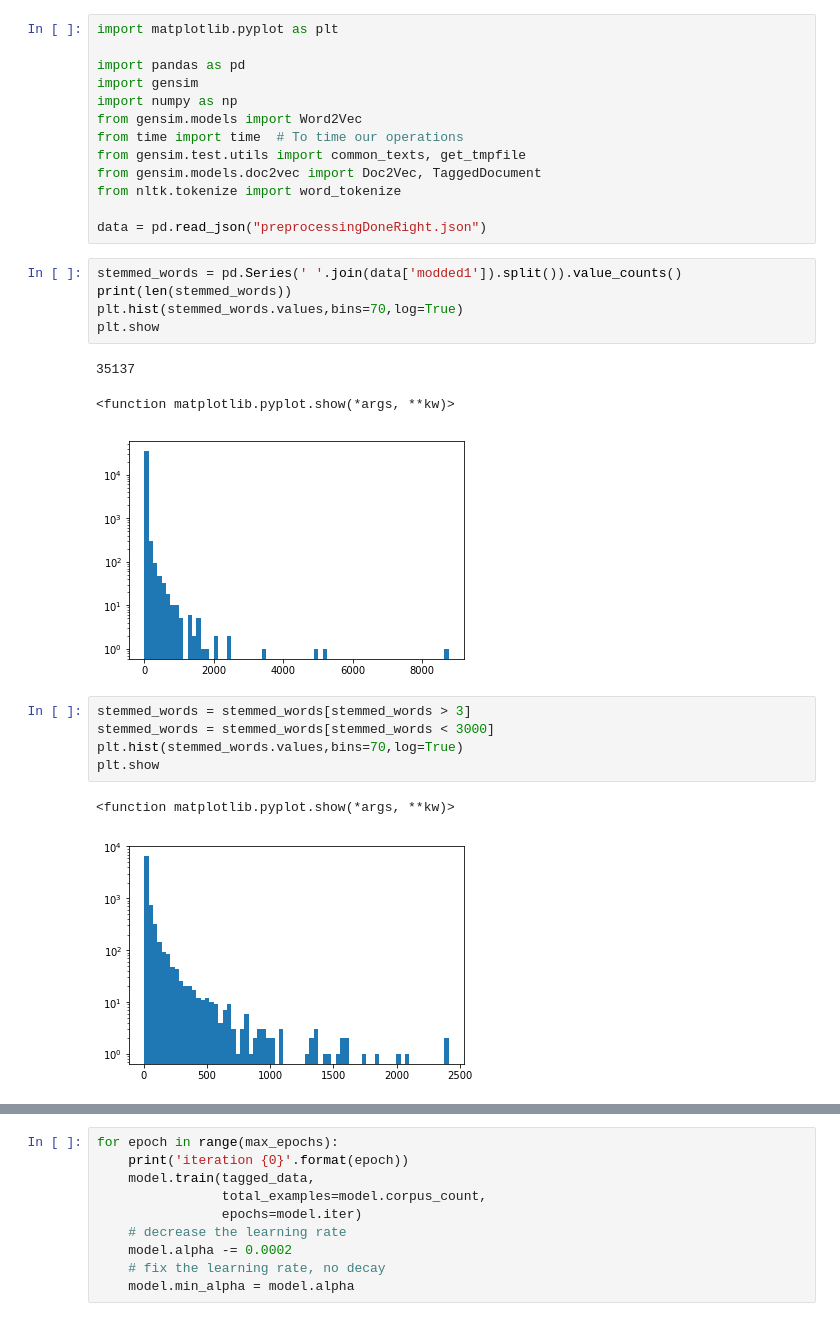
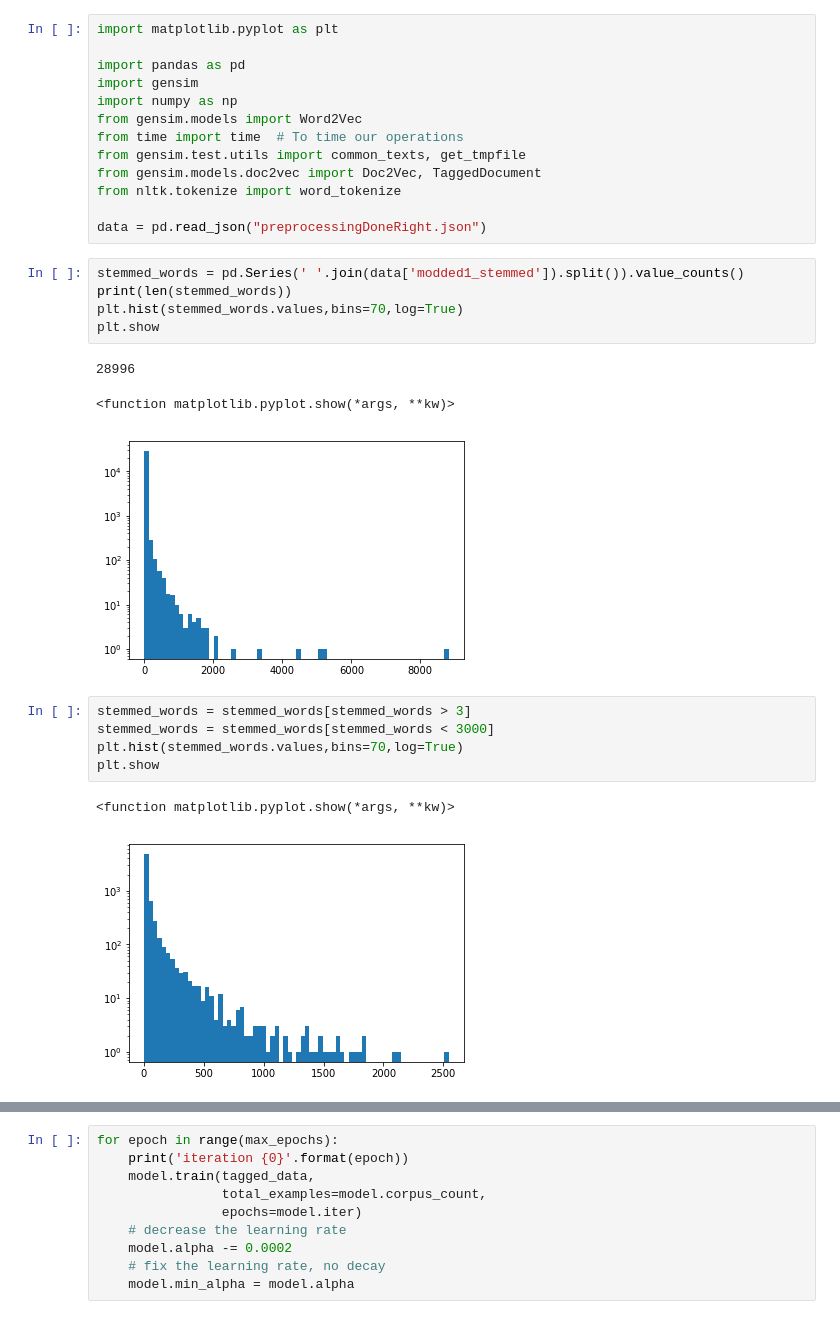
Before and after one commit to Gneur11/TextAnalytics, a Jupyter notebook: doc2vec.ipynb, the cells around one changed output, grey strips where cells are left out. Drawn from its saved outputs; the diff is of its cells as text.

```diff
--- a/doc2vec.ipynb
+++ b/doc2vec.ipynb
@@ -12,14 +12,14 @@ from nltk.tokenize import word_tokenize
 
 data = pd.read_json("preprocessingDoneRight.json")
 # %%
-stemmed_words = pd.Series(' '.join(data['modded1']).split()).value_counts()
+stemmed_words = pd.Series(' '.join(data['modded1_stemmed']).split()).value_counts()
 print(len(stemmed_words))
 plt.hist(stemmed_words.values,bins=70,log=True)
 plt.show
 # %% [output]
-35137
+28996
 <function matplotlib.pyplot.show(*args, **kw)>
-[figure, old version]
+[figure, new version]
 # %%
 stemmed_words = stemmed_words[stemmed_words > 3]
 stemmed_words = stemmed_words[stemmed_words < 3000]
@@ -27,5 +27,5 @@ plt.hist(stemmed_words.values,bins=70,log=True)
 plt.show
 # %% [output]
 <function matplotlib.pyplot.show(*args, **kw)>
-[figure, old version]
+[figure, new version]
 # %%
```
Also changed, not shown: parts of 18 cells of this notebook.
